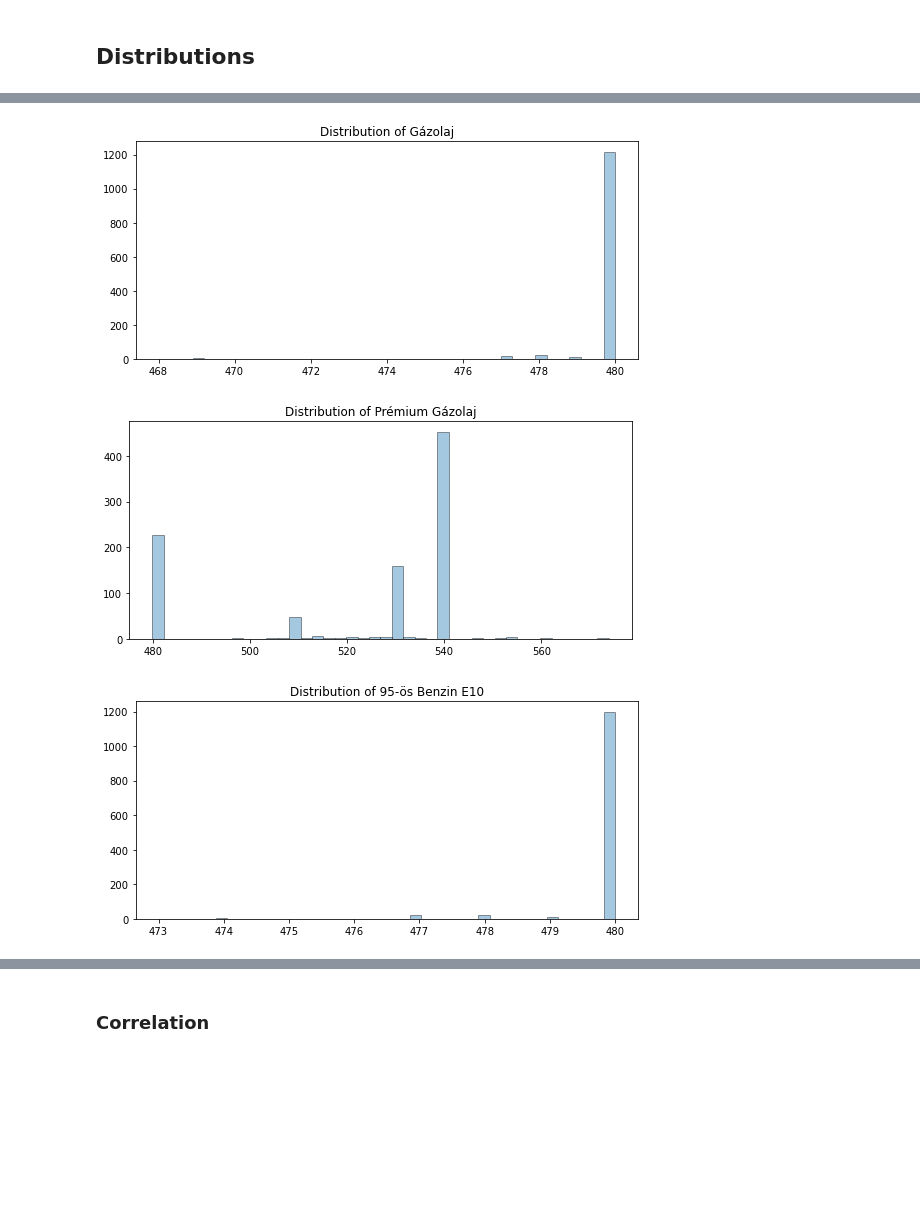
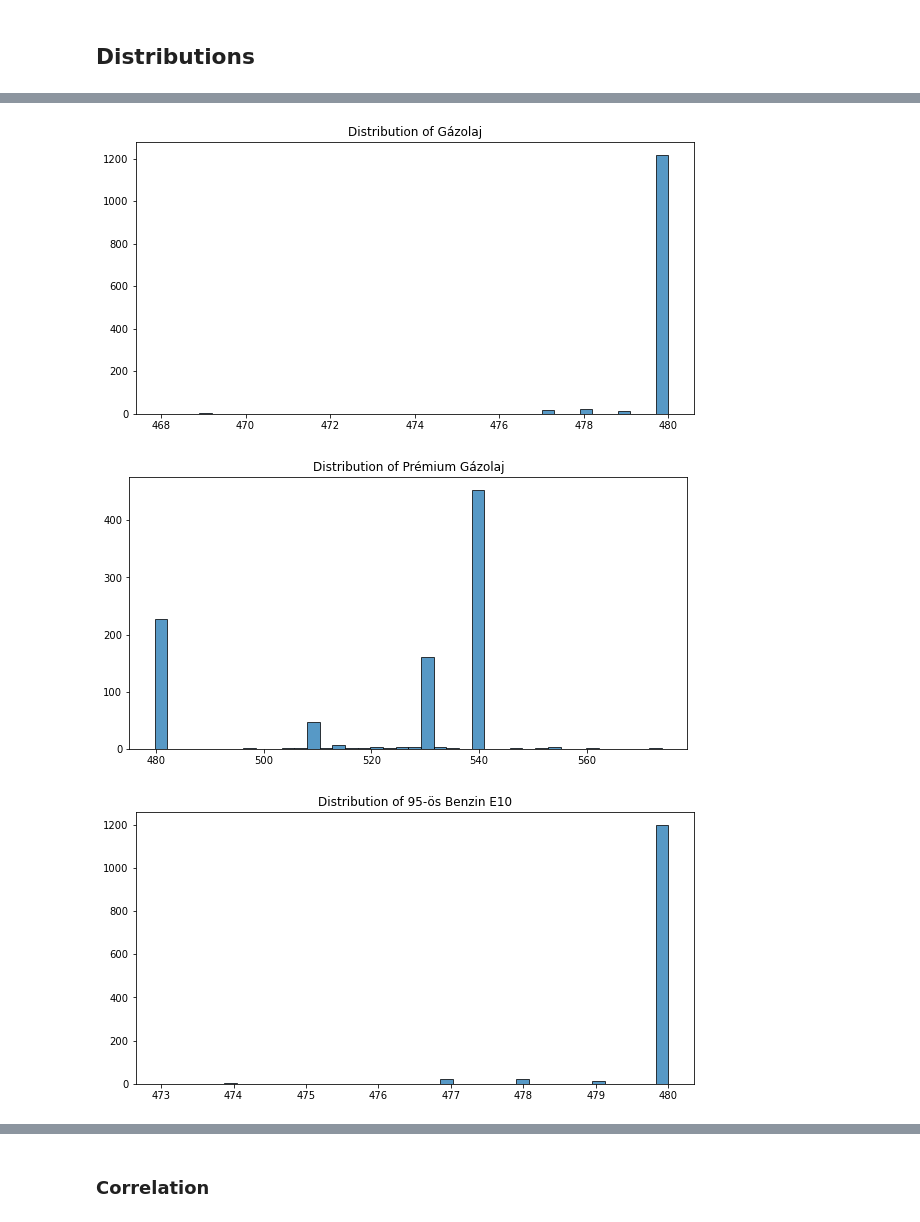
Before and after one commit to kristofrabay/python_practise, a Jupyter notebook: scraping_projects/holtankoljak/analysis.ipynb, the cells around one changed output, grey strips where cells are left out. Saved outputs shown, nothing was run; the diff lists cells and outputs as text; code cells hidden in the pictures; blank space fills up the shorter version.

Commit message:
added src, finished diesel price modeling

```diff
--- a/scraping_projects/holtankoljak/analysis.ipynb
+++ b/scraping_projects/holtankoljak/analysis.ipynb
@@ -222,0 +144,3 @@ plot_stations(data, 'brand')
+# %%
+v = vEDA(data)
+print(v)
@@ -223,4 +151,4 @@ plot_stations(data, 'brand')
 # %%
 for i in ['brand', 'Budapest', 'Highway', 'Open_7-24']:
-            boxplot_sns_price_cat(data, 'Prémium Gázolaj', i)
+            v.plot_boxplot('Prémium Gázolaj', i)
 # %% [output]
@@ -231,8 +159,8 @@ for i in ['brand', 'Budapest', 'Highway', 'Open_7-24']:
 # %%
 for i in ['Gázolaj', 'Prémium Gázolaj', '95-ös Benzin E10', 'Prémium Benzin E10', '100-As Benzin E5',
             'Hétfő', 'Kedd', 'Szerda', 'Csütörtök', 'Péntek', 'Szombat', 'Vasárnap']:
-       distribution_numerics_sns(data, i)
+       v.plot_dist(i)
 # %% [output]
-[figure, old version]
+[figure, new version]
-[figure, old version]
+[figure, new version]
-[figure, old version]
+[figure, new version]
```
Also changed, not shown: parts of 25 cells of this notebook, 2 other files.
